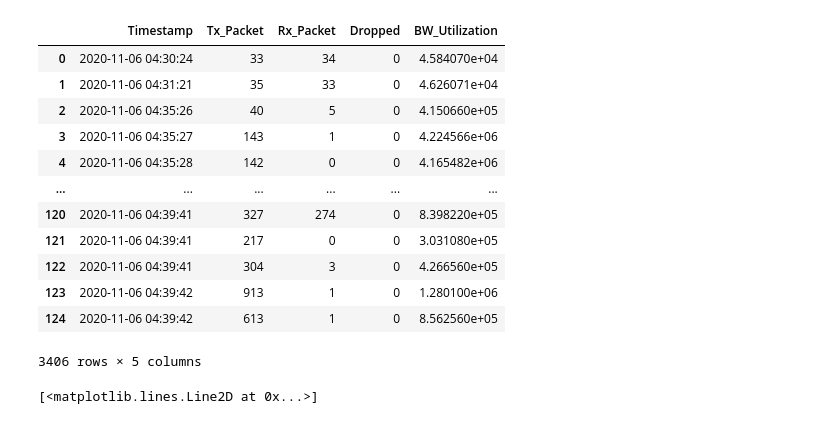
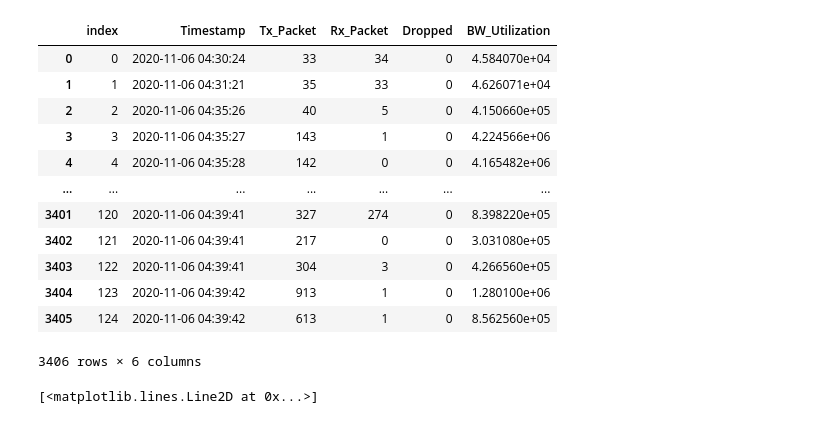
Before and after one commit to Naravith/Project, a Jupyter notebook: Deep Learning/BW_UTIL_PRED_NO_OVERFITTING.ipynb, the cells around one changed output. Cells and saved outputs as stored; diff of their text form; code cells hidden in the pictures.

```diff
--- a/Deep Learning/BW_UTIL_PRED_NO_OVERFITTING.ipynb
+++ b/Deep Learning/BW_UTIL_PRED_NO_OVERFITTING.ipynb
@@ -18,29 +19,30 @@ from sklearn.model_selection import train_test_split
 # %%
 df1 = pd.read_csv('C:\\Users\\Luxuss\\Desktop\\SharedFolder\\Project\\RYU\\link7.csv')
 df2 = pd.read_csv('C:\\Users\\Luxuss\\Desktop\\SharedFolder\\Project\\RYU\\link2.csv')
 df3 = pd.read_csv('C:\\Users\\Luxuss\\Desktop\\SharedFolder\\Project\\RYU\\link3.csv')
 df4 = pd.read_csv('C:\\Users\\Luxuss\\Desktop\\SharedFolder\\Project\\RYU\\link4.csv')
 df5 = pd.read_csv('C:\\Users\\Luxuss\\Desktop\\SharedFolder\\Project\\RYU\\link5.csv')
 df6 = pd.read_csv('C:\\Users\\Luxuss\\Desktop\\SharedFolder\\Project\\RYU\\link6.csv')
 df7 = pd.read_csv('C:\\Users\\Luxuss\\Desktop\\SharedFolder\\Project\\RYU\\link1.csv')
 df8 = pd.read_csv('C:\\Users\\Luxuss\\Desktop\\SharedFolder\\Project\\RYU\\link8.csv')
 
 df = pd.concat([df1,df2,df3,df4,df5,df6,df7,df8,df2,df1,df7,df6,df8,df4,df5,df3])
+df.reset_index(inplace=True)
 df
 # %% [output]
-|  | Timestamp | Tx_Packet | Rx_Packet | Dropped | BW_Utilization |
-| 0 | 2020-11-06 04:30:24 | 33 | 34 | 0 | 4.584070e+04 |
-| 1 | 2020-11-06 04:31:21 | 35 | 33 | 0 | 4.626071e+04 |
-| 2 | 2020-11-06 04:35:26 | 40 | 5 | 0 | 4.150660e+05 |
-| 3 | 2020-11-06 04:35:27 | 143 | 1 | 0 | 4.224566e+06 |
-| 4 | 2020-11-06 04:35:28 | 142 | 0 | 0 | 4.165482e+06 |
-| ... | ... | ... | ... | ... | ... |
-| 120 | 2020-11-06 04:39:41 | 327 | 274 | 0 | 8.398220e+05 |
-| 121 | 2020-11-06 04:39:41 | 217 | 0 | 0 | 3.031080e+05 |
-| 122 | 2020-11-06 04:39:41 | 304 | 3 | 0 | 4.266560e+05 |
-| 123 | 2020-11-06 04:39:42 | 913 | 1 | 0 | 1.280100e+06 |
-| 124 | 2020-11-06 04:39:42 | 613 | 1 | 0 | 8.562560e+05 |
+|  | index | Timestamp | Tx_Packet | Rx_Packet | Dropped | BW_Utilization |
+| 0 | 0 | 2020-11-06 04:30:24 | 33 | 34 | 0 | 4.584070e+04 |
+| 1 | 1 | 2020-11-06 04:31:21 | 35 | 33 | 0 | 4.626071e+04 |
+| 2 | 2 | 2020-11-06 04:35:26 | 40 | 5 | 0 | 4.150660e+05 |
+| 3 | 3 | 2020-11-06 04:35:27 | 143 | 1 | 0 | 4.224566e+06 |
+| 4 | 4 | 2020-11-06 04:35:28 | 142 | 0 | 0 | 4.165482e+06 |
+| ... | ... | ... | ... | ... | ... | ... |
+| 3401 | 120 | 2020-11-06 04:39:41 | 327 | 274 | 0 | 8.398220e+05 |
+| 3402 | 121 | 2020-11-06 04:39:41 | 217 | 0 | 0 | 3.031080e+05 |
+| 3403 | 122 | 2020-11-06 04:39:41 | 304 | 3 | 0 | 4.266560e+05 |
+| 3404 | 123 | 2020-11-06 04:39:42 | 913 | 1 | 0 | 1.280100e+06 |
+| 3405 | 124 | 2020-11-06 04:39:42 | 613 | 1 | 0 | 8.562560e+05 |
-3406 rows × 5 columns
+3406 rows × 6 columns
 # %%
 # Because we will predict BW Util
 
```
Also changed, not shown: parts of 10 cells of this notebook, 1 other file.
